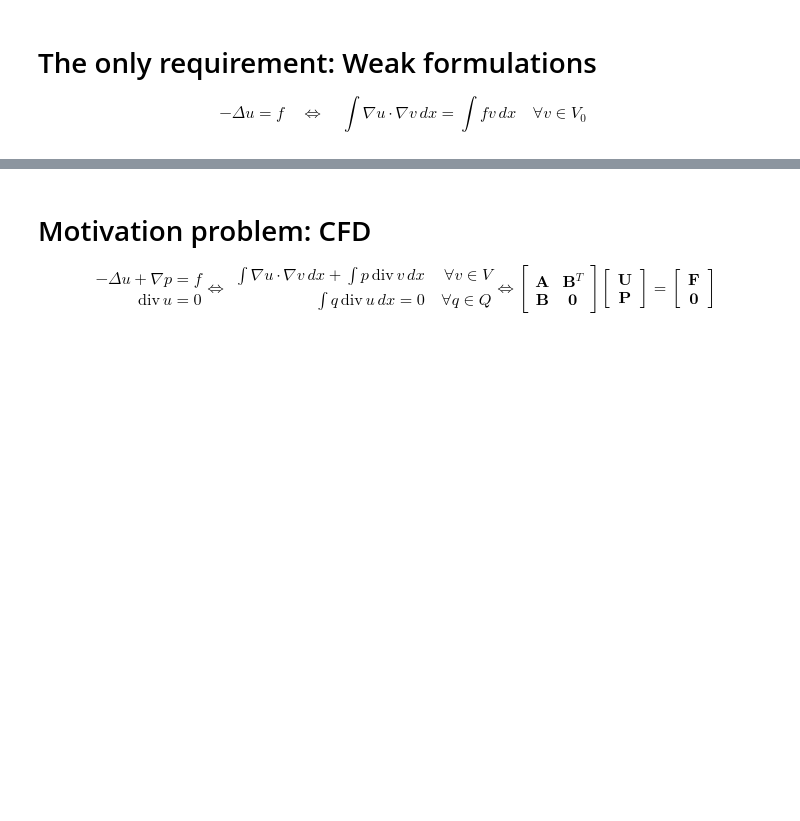
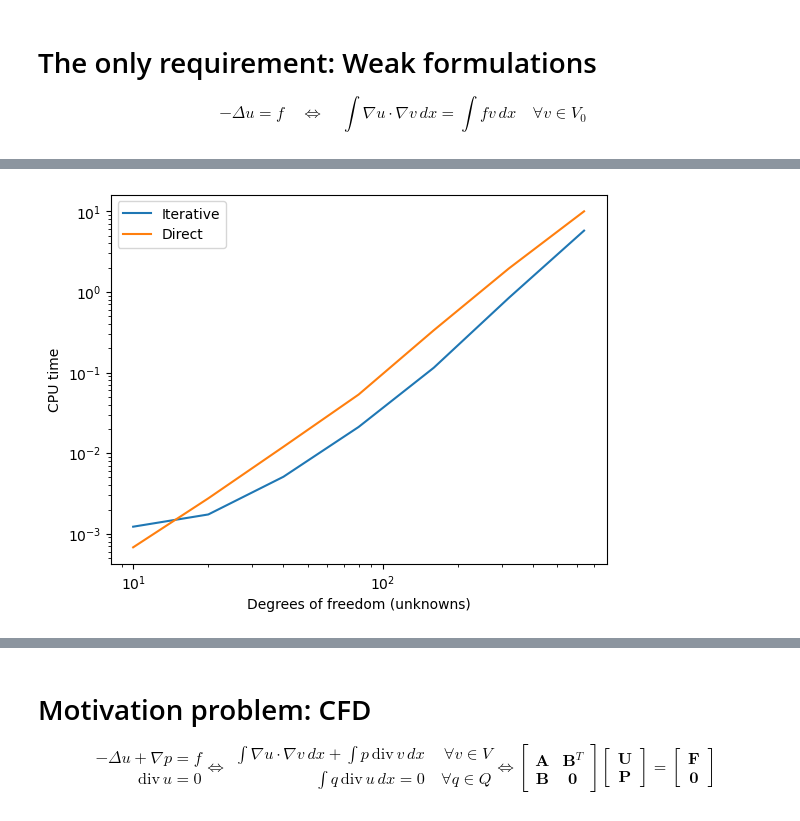
Before and after one commit to ManuelSanchezUribe/EMI2024, a Jupyter notebook: notebooks/01_Intro.ipynb, the cells around one changed output, grey strips where cells are left out. Cells and saved outputs as stored; diff of their text form; code cells hidden in the pictures; blank space fills up the shorter version.

```diff
--- a/notebooks/01_Intro.ipynb
+++ b/notebooks/01_Intro.ipynb
@@ -34,0 +257,9 @@ $$ -\Delta u = f \quad \Leftrightarrow \quad \int \nabla u \cdot \nabla v\,dx =
+# %%
+plt.loglog(dofs, tfis, label="Iterative")
+plt.loglog(dofs, tfds, label="Direct")
+plt.xlabel("Degrees of freedom (unknowns)")
+plt.ylabel("CPU time")
+plt.legend()
+plt.show()
+# %% [output]
+[figure, added]
```
Also changed, not shown: parts of 21 cells of this notebook, 3 other files.
